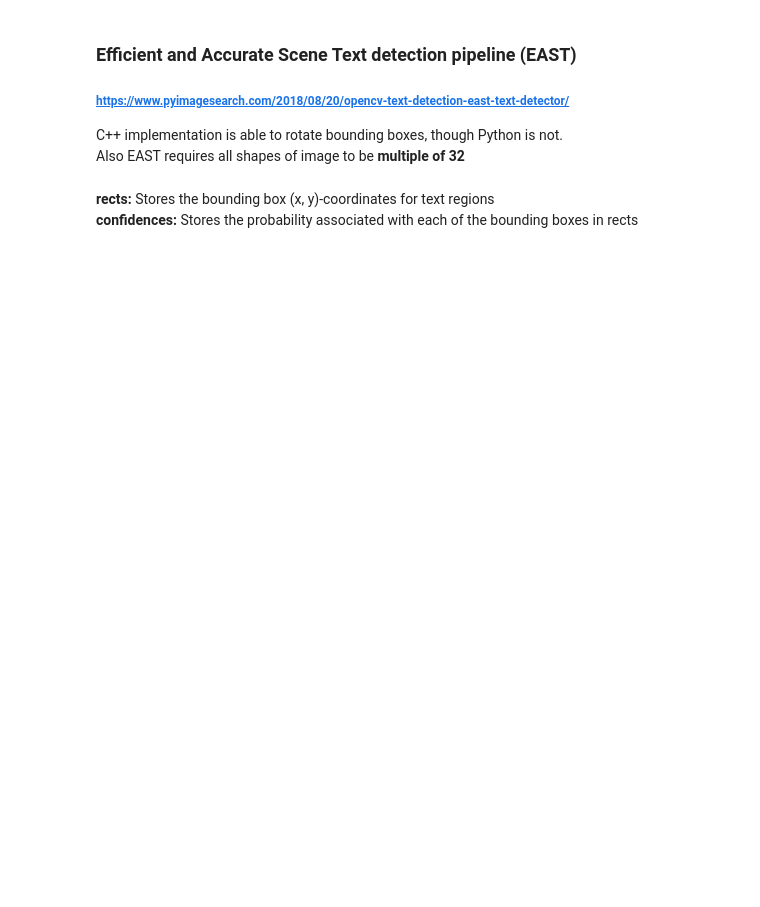
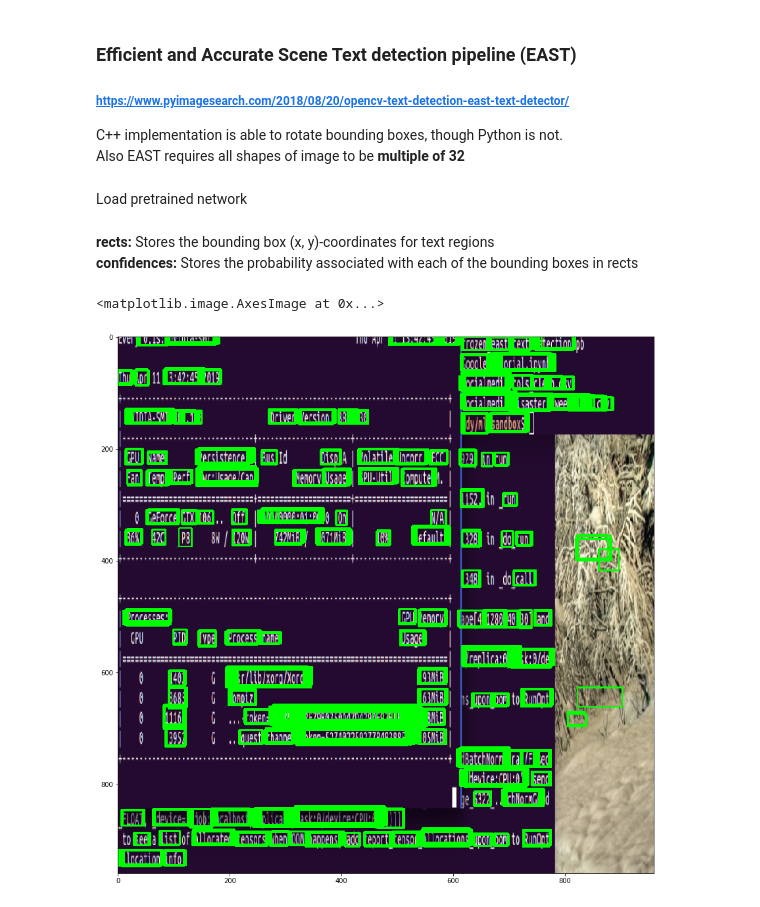
Before and after one commit to yuriimchg/Machine-Learning-sandbox, a Jupyter notebook: text_classification/east_text_detection.ipynb, the cells around one changed output. Saved outputs shown, nothing was run; the diff lists cells and outputs as text; code cells hidden in the pictures; blank space fills up the shorter version.

```diff
--- a/text_classification/east_text_detection.ipynb
+++ b/text_classification/east_text_detection.ipynb
@@ -19,6 +18,8 @@ orig = image.copy()
 
 image = cv2.resize(image, (960, 960))
 h, w = image.shape[:2]
+# %% [markdown]
+Load pretrained network
 # %%
 layers = ["feature_fusion/Conv_7/Sigmoid", "feature_fusion/concat_3"]
 net = cv2.dnn.readNet("frozen_east_text_detection.pb")
@@ -74,15 +75,17 @@ for y in range(0, numRows):
 # %%
 for (startX, startY, endX, endY) in rects:
     # scale the bounding box coordinates based on the respective
     # ratios
     startX = int(startX)
     startY = int(startY)
     endX = int(endX)
     endY = int(endY)
 
     # draw the bounding box on the image
     cv2.rectangle(image, (startX, startY), (endX, endY), (0, 255, 0), 2)
 
-cv2.imshow("Text Detection", image)
-if cv2.waitKey(0) & 0xFF == ord('q'):
-    cv2.destroyAllWindows()
+plt.figure(figsize=(15, 15))
+plt.imshow(image)
+# %% [output]
+<matplotlib.image.AxesImage at 0x...>
+[figure, added]
```
Also changed, not shown: parts of 1 cell of this notebook.
